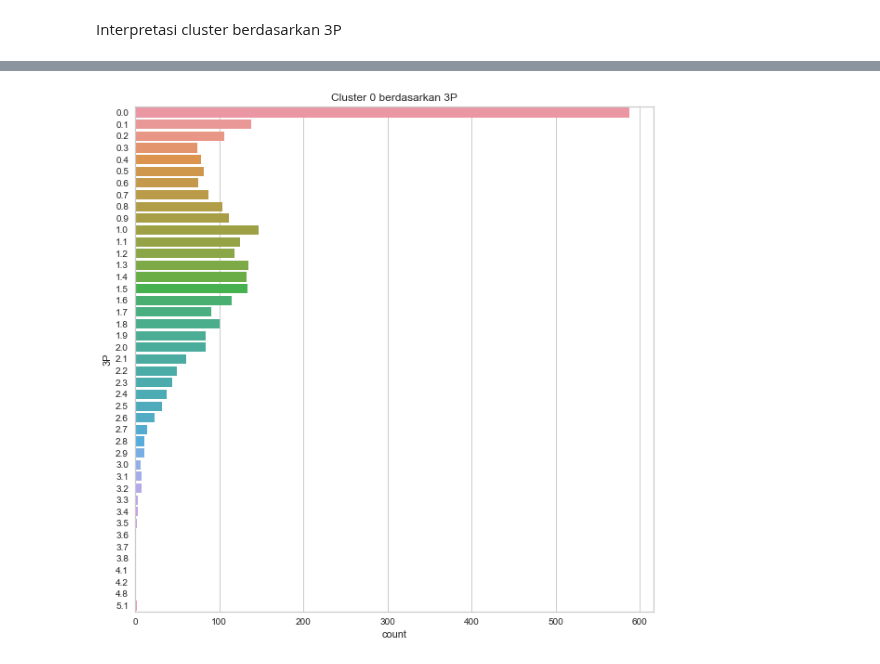
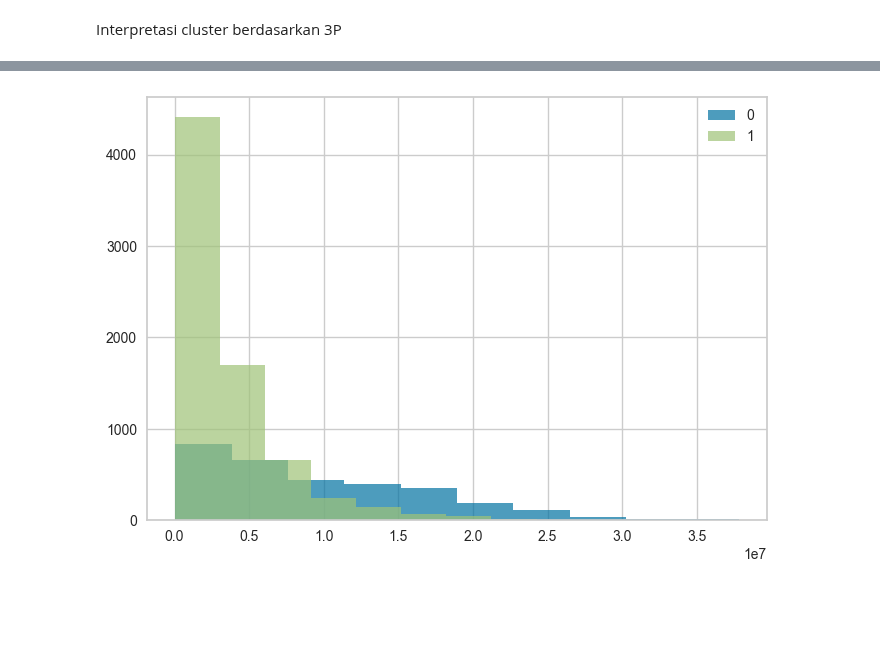
Before and after one commit to akmalgomal3/nba-kasddead, a Jupyter notebook: 2c.ipynb, the cells around one changed output, grey strips where cells are left out. Drawn from its saved outputs; the diff is of its cells as text; code cells hidden in the pictures; blank space fills up the shorter version.

```diff
--- a/2c.ipynb
+++ b/2c.ipynb
@@ -191,3 +218,6 @@ combined_data_df3
 | 10313 | 3.4 | 8.5 | 1 |
 | 10314 | 3.8 | 9.4 | 1 |
 10315 rows × 3 columns
+# %%
+df_copy['cluster'] = combined_data_df3['cluster'].values
+df_copy
@@ -240,7 +286,8 @@ Interpretasi cluster berdasarkan 3P
 # %%
-plt.figure(figsize=(10, 10))
-sns.countplot(y='3P', data=cluster_zero)
-plt.title('Cluster 0 berdasarkan 3P')
+df_copy[df_copy['cluster'] == 0]['Salaries'].hist(bins=10, alpha=0.7)
+df_copy[df_copy['cluster'] == 1]['Salaries'].hist(bins=10, alpha=0.7)
+
+plt.legend(['0', '1'])
 plt.show()
 # %% [output]
-[figure, old version]
+[figure, new version]
```
Also changed, not shown: parts of 10 cells of this notebook.
